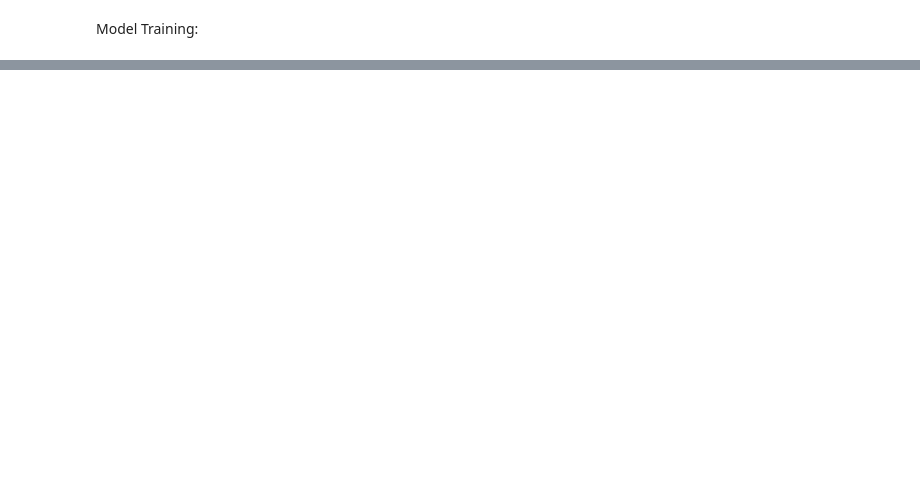
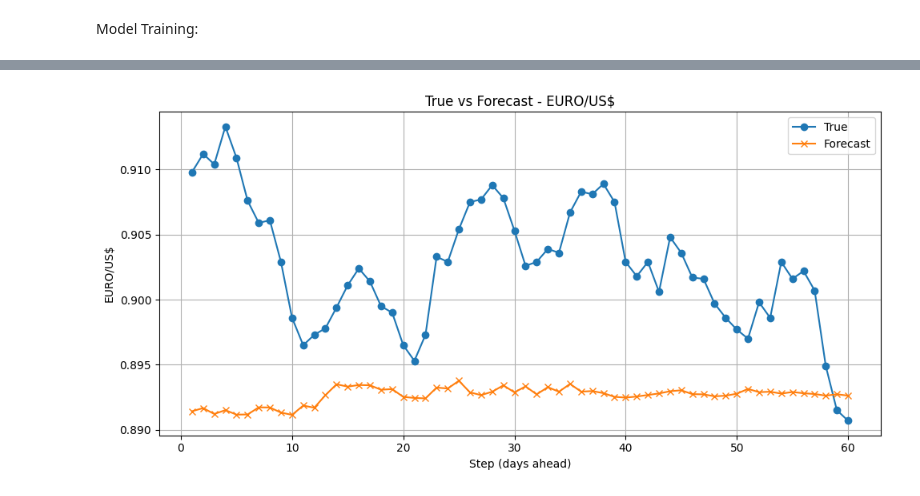
Before and after one commit to cameroncochrane/Forex-Prediction, a Jupyter notebook: 2_analysis_gradient.ipynb, the cells around one changed output, grey strips where cells are left out. Cells and saved outputs as stored; diff of their text form; code cells hidden in the pictures; blank space fills up the shorter version.

Commit message:
XGBoost recursive forecasting work

```diff
--- a/2_analysis_gradient.ipynb
+++ b/2_analysis_gradient.ipynb
@@ -236,0 +385,14 @@ test_model = XGBRegressor(
+# %%
+bundle = processed_xgb_data['EURO/US$']
+
+forecast_df = make_recursive_forecast_xgboost(
+    xgb_model=euro_model,
+    df_features=bundle["df_features"],
+    currency_col=bundle["df_features"].columns[0],  # or the known currency column name
+    feature_cols=bundle["feature_cols"],
+    forecast_length=60
+)
+# %%
+# Drop the 't' column from forecast_df
+forecast_df.drop(columns=['t'], inplace=True, errors='ignore')
+forecast_df.head(10)
@@ -236,0 +412,18 @@ test_model = XGBRegressor(
+# %%
+# Plot true vs recursive forecast (aligned by step)
+true = bundle['y_test'].reset_index(drop=True)
+pred = forecast_df['forecast_price'].reset_index(drop=True)
+steps = range(1, len(true) + 1)
+
+plt.figure(figsize=(10, 5))
+plt.plot(steps, true, label='True', marker='o')
+plt.plot(steps, pred, label='Forecast', marker='x')
+plt.xlabel('Step (days ahead)')
+plt.ylabel(bundle['df_features'].columns[0])
+plt.title(f"True vs Forecast - {bundle['df_features'].columns[0]}")
+plt.legend()
+plt.grid(True)
+plt.tight_layout()
+plt.show()
+# %% [output]
+[figure, added]
```
Also changed, not shown: parts of 12 cells of this notebook.
